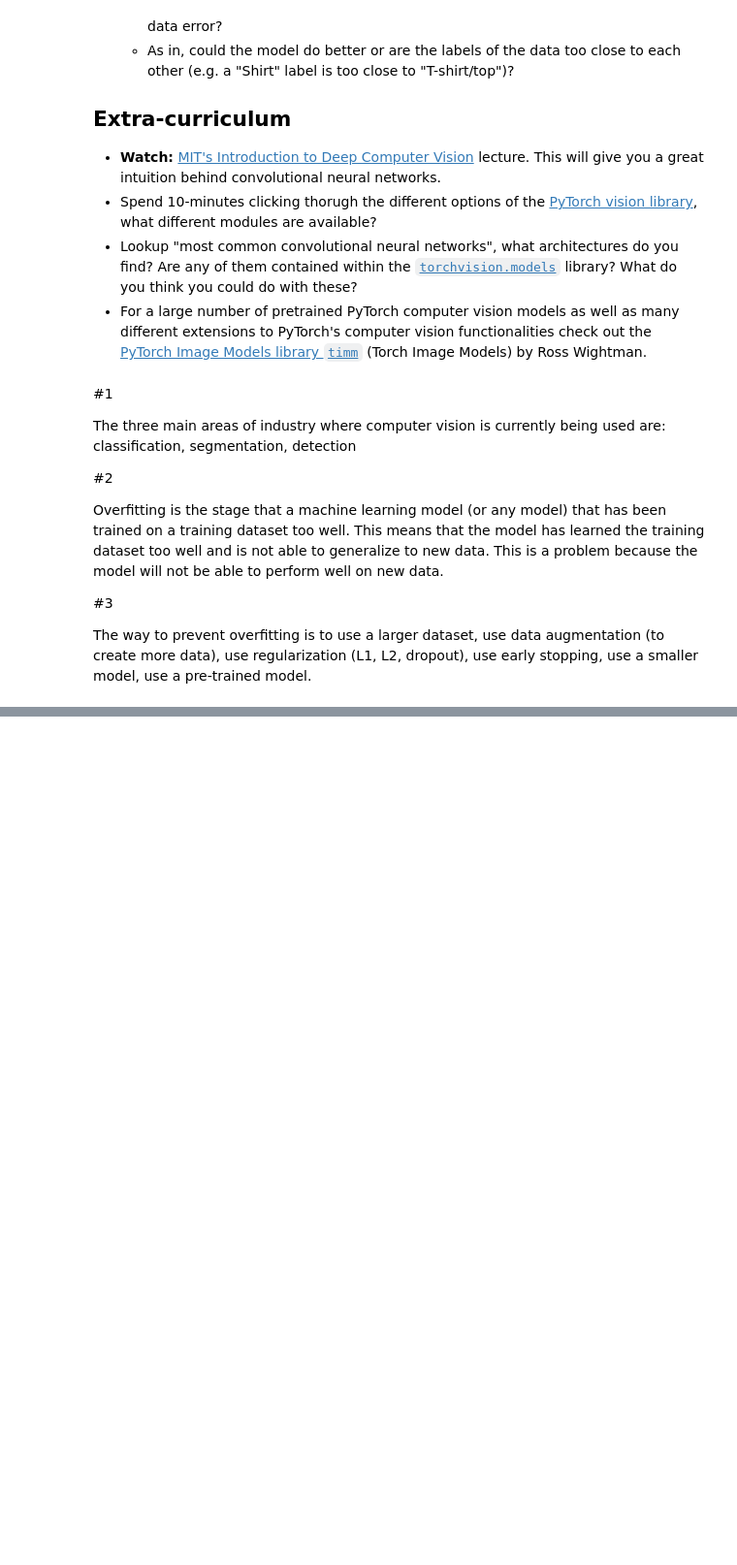
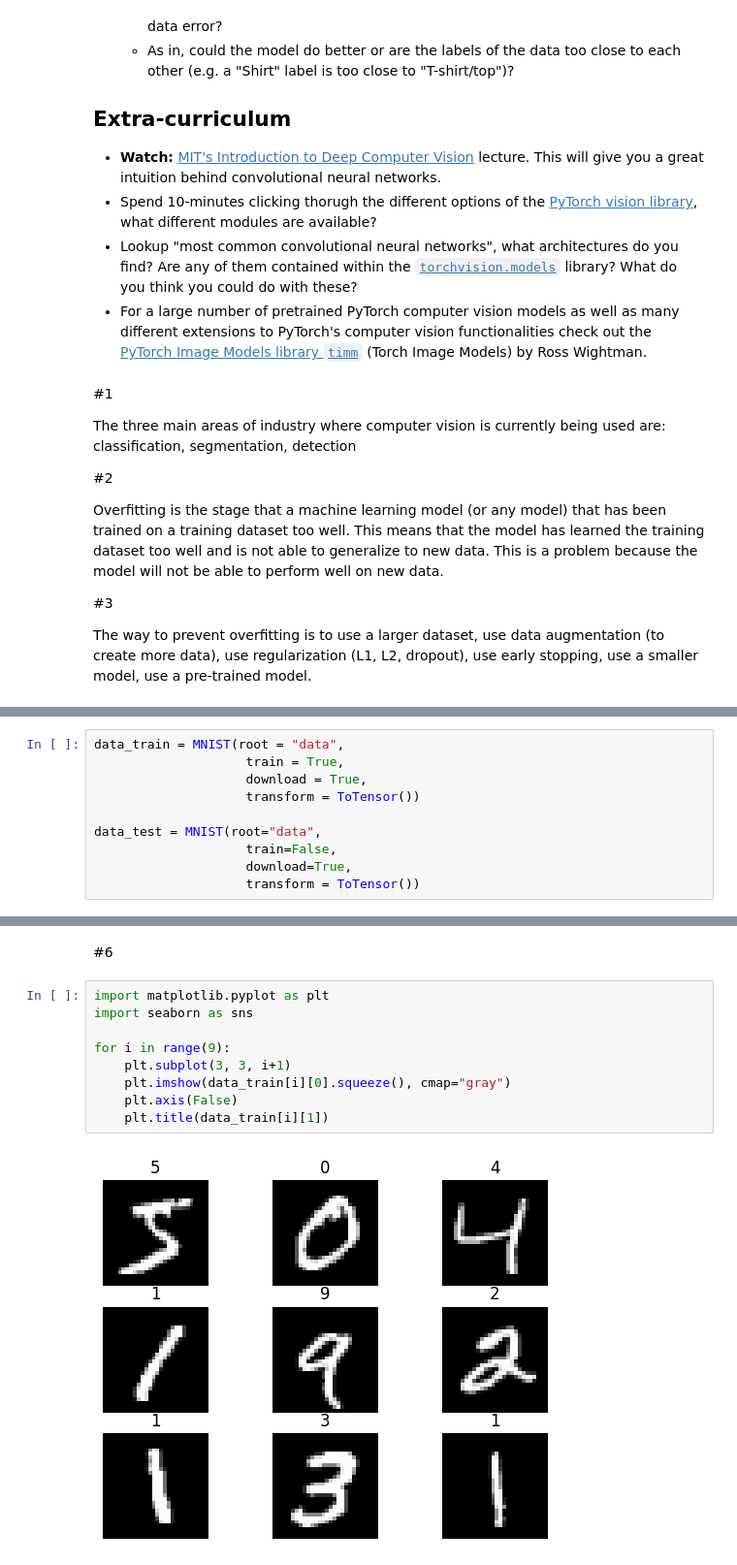
Before and after one commit to KasaiHarcore/Artificial-Intelligent-Skills, a Jupyter notebook: 1. Library Requirement/Pytorch/3. Pytorch Computer Vision.ipynb, the cells around one changed output, grey strips where cells are left out. Shown at 97% size. Saved outputs shown, nothing was run; the diff lists cells and outputs as text; blank space fills up the shorter version.

```diff
--- a/1. Library Requirement/Pytorch/3. Pytorch Computer Vision.ipynb
+++ b/1. Library Requirement/Pytorch/3. Pytorch Computer Vision.ipynb
@@ -1971,0 +1984,10 @@ The way to prevent overfitting is to use a larger dataset, use data augmentation
+# %%
+data_train = MNIST(root = "data",
+                    train = True,
+                    download = True,
+                    transform = ToTensor())
+
+data_test = MNIST(root="data",
+                    train=False,
+                    download=True,
+                    transform = ToTensor())
@@ -1971,0 +2010,13 @@ The way to prevent overfitting is to use a larger dataset, use data augmentation
+# %% [markdown]
+#6
+# %%
+import matplotlib.pyplot as plt
+import seaborn as sns
+
+for i in range(9):
+    plt.subplot(3, 3, i+1)
+    plt.imshow(data_train[i][0].squeeze(), cmap="gray")
+    plt.axis(False)
+    plt.title(data_train[i][1])
+# %% [output]
+[figure, added]
```
Also changed, not shown: parts of 22 cells of this notebook.
